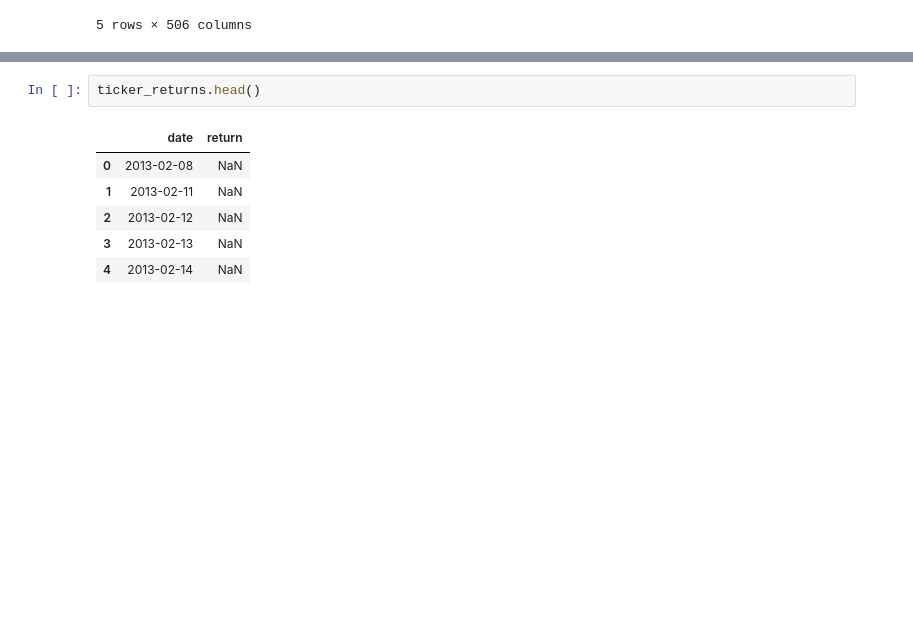
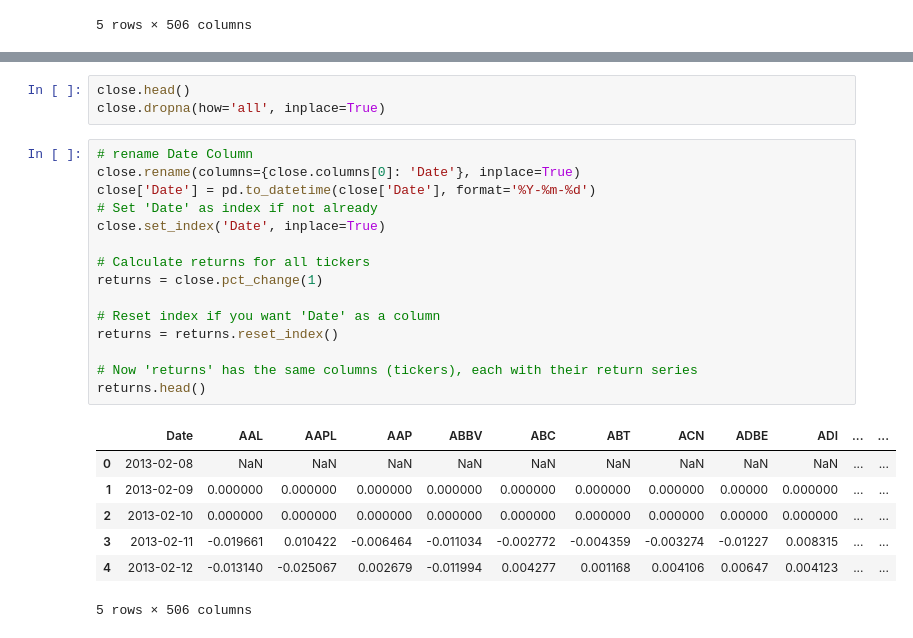
Before and after one commit to aahiljivani/Financial-Engineering, a Jupyter notebook: returns_df.ipynb, the cells around one changed output, grey strips where cells are left out. Drawn from its saved outputs; the diff is of its cells as text; blank space fills up the shorter version.

```diff
--- a/returns_df.ipynb
+++ b/returns_df.ipynb
@@ -121,9 +61,26 @@ for i in df_dict.keys():
+# %%
+close.head()
+close.dropna(how='all', inplace=True)
 # %%
-ticker_returns.head()
+# rename Date Column
+close.rename(columns={close.columns[0]: 'Date'}, inplace=True)
+close['Date'] = pd.to_datetime(close['Date'], format='%Y-%m-%d')
+# Set 'Date' as index if not already
+close.set_index('Date', inplace=True)
+
+# Calculate returns for all tickers
+returns = close.pct_change(1)
+
+# Reset index if you want 'Date' as a column
+returns = returns.reset_index()
+
+# Now 'returns' has the same columns (tickers), each with their return series
+returns.head()
 # %% [output]
-|  | date | return |
-| 0 | 2013-02-08 | NaN |
-| 1 | 2013-02-11 | NaN |
-| 2 | 2013-02-12 | NaN |
-| 3 | 2013-02-13 | NaN |
-| 4 | 2013-02-14 | NaN |
+|  | Date | AAL | AAPL | AAP | ABBV | ABC | ABT | ACN | ADBE | ADI | ... | ... |
+| 0 | 2013-02-08 | NaN | NaN | NaN | NaN | NaN | NaN | NaN | NaN | NaN | ... | ... |
+| 1 | 2013-02-09 | 0.000000 | 0.000000 | 0.000000 | 0.000000 | 0.000000 | 0.000000 | 0.000000 | 0.00000 | 0.000000 | ... | ... |
+| 2 | 2013-02-10 | 0.000000 | 0.000000 | 0.000000 | 0.000000 | 0.000000 | 0.000000 | 0.000000 | 0.00000 | 0.000000 | ... | ... |
+| 3 | 2013-02-11 | -0.019661 | 0.010422 | -0.006464 | -0.011034 | -0.002772 | -0.004359 | -0.003274 | -0.01227 | 0.008315 | ... | ... |
+| 4 | 2013-02-12 | -0.013140 | -0.025067 | 0.002679 | -0.011994 | 0.004277 | 0.001168 | 0.004106 | 0.00647 | 0.004123 | ... | ... |
+5 rows × 506 columns
```
Also changed, not shown: parts of 21 cells of this notebook, 2 other files.
